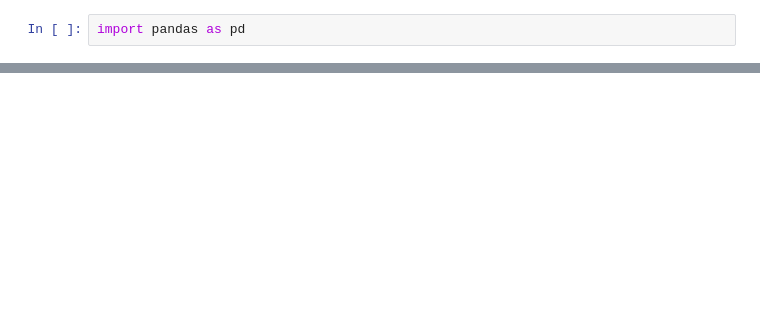
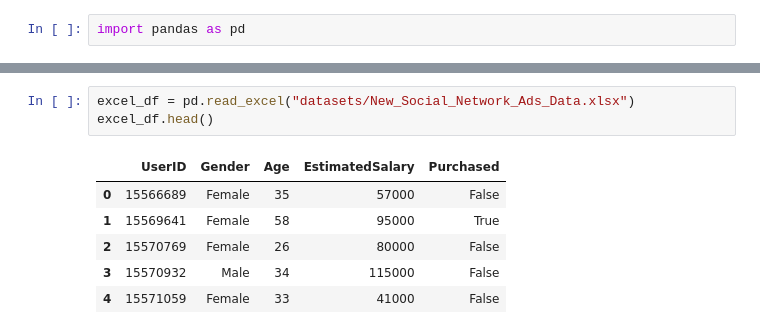
Before and after one commit to Covenantmondei/pandas, a Jupyter notebook: Lab2/Lab22_23EGCO030.ipynb, the cells around one changed output, grey strips where cells are left out. Saved outputs shown, nothing was run; the diff lists cells and outputs as text; blank space fills up the shorter version.

```diff
--- a/Lab2/Lab22_23EGCO030.ipynb
+++ b/Lab2/Lab22_23EGCO030.ipynb
@@ -206,0 +58,10 @@ profile = ProfileReport(df, title='New Report', explorative=True)
+# %%
+excel_df = pd.read_excel("datasets/New_Social_Network_Ads_Data.xlsx")
+excel_df.head()
+# %% [output]
+|  | UserID | Gender | Age | EstimatedSalary | Purchased |
+| 0 | 15566689 | Female | 35 | 57000 | False |
+| 1 | 15569641 | Female | 58 | 95000 | True |
+| 2 | 15570769 | Female | 26 | 80000 | False |
+| 3 | 15570932 | Male | 34 | 115000 | False |
+| 4 | 15571059 | Female | 33 | 41000 | False |
```
Also changed, not shown: parts of 33 cells of this notebook, 6 other files.
